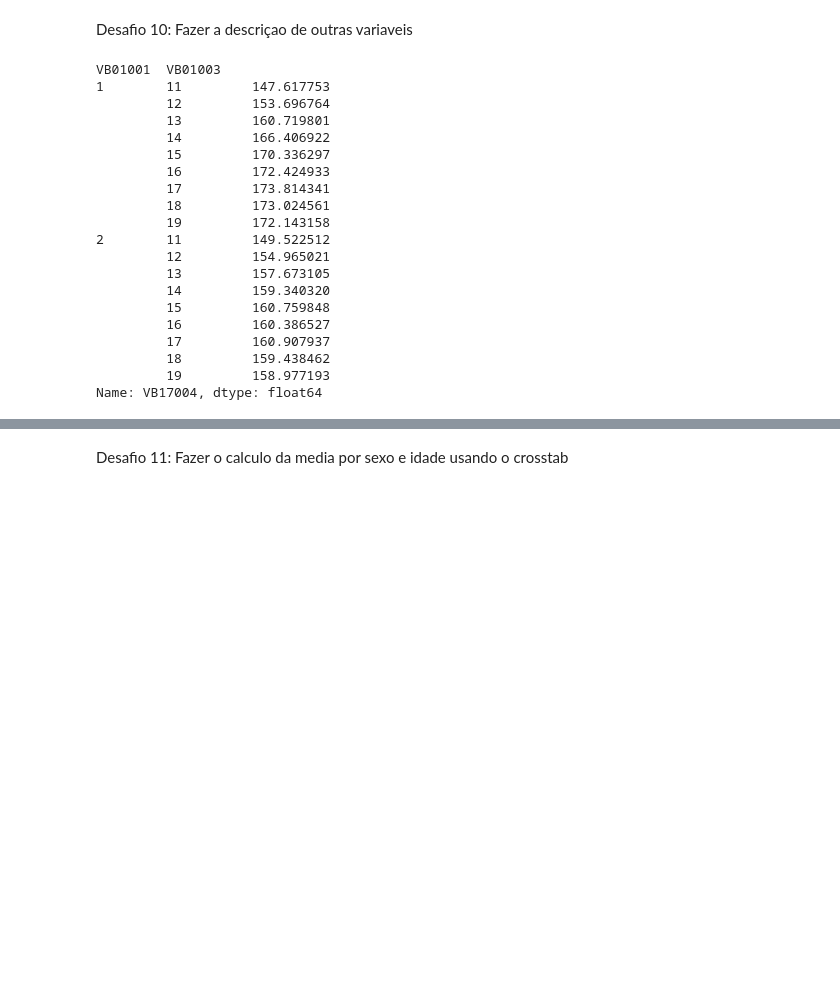
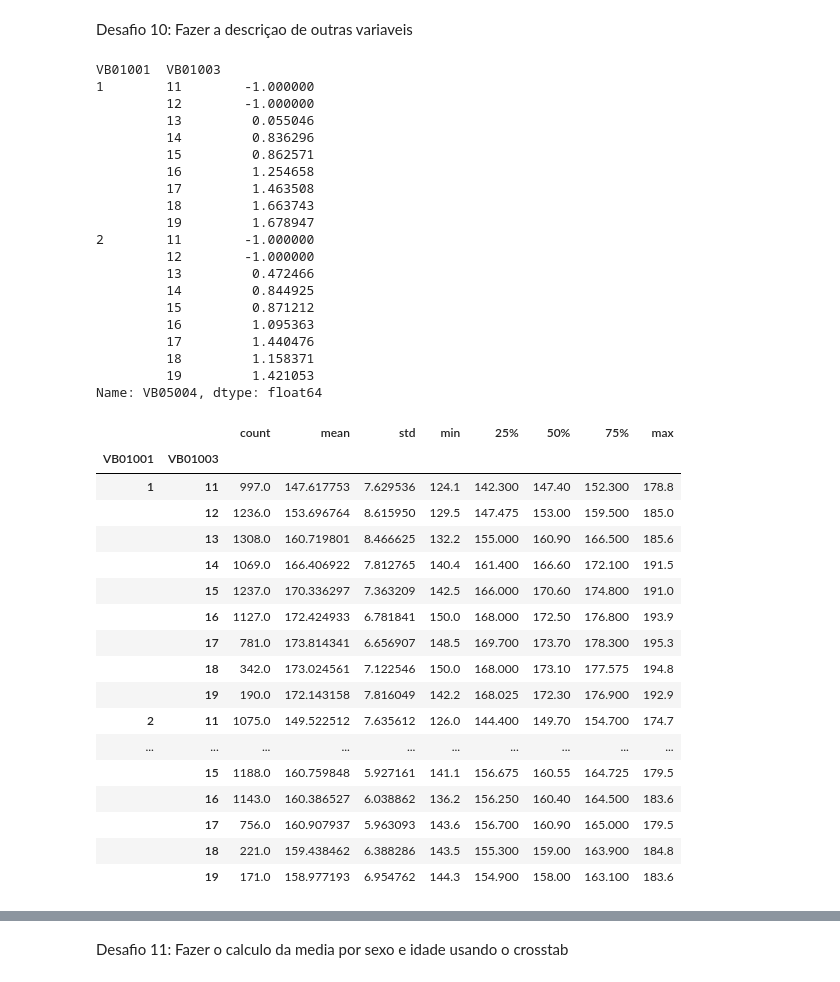
Before and after one commit to Igor-Arantes/Bootcamp-Data-Science-Aplicada, a Jupyter notebook: Modulo 3 - Análise descritiva e testes estatísticos/Análise descritiva e testes estatísticos com Dados do IBGE.ipynb, the cells around one changed output, grey strips where cells are left out. Cells and saved outputs as stored; diff of their text form; code cells hidden in the pictures; blank space fills up the shorter version.

```diff
--- a/Modulo 3 - Análise descritiva e testes estatísticos/Análise descritiva e testes estatísticos com Dados do IBGE.ipynb
+++ b/Modulo 3 - Análise descritiva e testes estatísticos/Análise descritiva e testes estatísticos com Dados do IBGE.ipynb
@@ -538,25 +543,46 @@ Name: VB17004, dtype: float64
 # %% [markdown]
 Desafio 10: Fazer a descriçao de outras variaveis
 # %%
-dados.groupby(['VB01001','VB01003'])['VB17004'].mean()
+dados.groupby(['VB01001','VB01003'])['VB05004'].mean()
 # %% [output]
 VB01001  VB01003
-1        11         147.617753
-         12         153.696764
-         13         160.719801
-         14         166.406922
-         15         170.336297
-         16         172.424933
-         17         173.814341
-         18         173.024561
-         19         172.143158
-2        11         149.522512
-         12         154.965021
-         13         157.673105
-         14         159.340320
-         15         160.759848
-         16         160.386527
-         17         160.907937
-         18         159.438462
-         19         158.977193
-Name: VB17004, dtype: float64
+1        11        -1.000000
+         12        -1.000000
+         13         0.055046
+         14         0.836296
+         15         0.862571
+         16         1.254658
+         17         1.463508
+         18         1.663743
+         19         1.678947
+2        11        -1.000000
+         12        -1.000000
+         13         0.472466
+         14         0.844925
+         15         0.871212
+         16         1.095363
+         17         1.440476
+         18         1.158371
+         19         1.421053
+Name: VB05004, dtype: float64
+# %%
+dados.groupby(['VB01001','VB01003'])['VB17004'].describe()
+# %% [output]
+|  |  | count | mean | std | min | 25% | 50% | 75% | max |
+| VB01001 | VB01003 |  |  |  |  |  |  |  |  |
+| 1 | 11 | 997.0 | 147.617753 | 7.629536 | 124.1 | 142.300 | 147.40 | 152.300 | 178.8 |
+|  | 12 | 1236.0 | 153.696764 | 8.615950 | 129.5 | 147.475 | 153.00 | 159.500 | 185.0 |
+|  | 13 | 1308.0 | 160.719801 | 8.466625 | 132.2 | 155.000 | 160.90 | 166.500 | 185.6 |
+|  | 14 | 1069.0 | 166.406922 | 7.812765 | 140.4 | 161.400 | 166.60 | 172.100 | 191.5 |
+|  | 15 | 1237.0 | 170.336297 | 7.363209 | 142.5 | 166.000 | 170.60 | 174.800 | 191.0 |
+|  | 16 | 1127.0 | 172.424933 | 6.781841 | 150.0 | 168.000 | 172.50 | 176.800 | 193.9 |
+|  | 17 | 781.0 | 173.814341 | 6.656907 | 148.5 | 169.700 | 173.70 | 178.300 | 195.3 |
+|  | 18 | 342.0 | 173.024561 | 7.122546 | 150.0 | 168.000 | 173.10 | 177.575 | 194.8 |
+|  | 19 | 190.0 | 172.143158 | 7.816049 | 142.2 | 168.025 | 172.30 | 176.900 | 192.9 |
+| 2 | 11 | 1075.0 | 149.522512 | 7.635612 | 126.0 | 144.400 | 149.70 | 154.700 | 174.7 |
+| ... | ... | ... | ... | ... | ... | ... | ... | ... | ... |
+|  | 15 | 1188.0 | 160.759848 | 5.927161 | 141.1 | 156.675 | 160.55 | 164.725 | 179.5 |
+|  | 16 | 1143.0 | 160.386527 | 6.038862 | 136.2 | 156.250 | 160.40 | 164.500 | 183.6 |
+|  | 17 | 756.0 | 160.907937 | 5.963093 | 143.6 | 156.700 | 160.90 | 165.000 | 179.5 |
+|  | 18 | 221.0 | 159.438462 | 6.388286 | 143.5 | 155.300 | 159.00 | 163.900 | 184.8 |
+|  | 19 | 171.0 | 158.977193 | 6.954762 | 144.3 | 154.900 | 158.00 | 163.100 | 183.6 |
```
Also changed, not shown: parts of 15 cells of this notebook.
